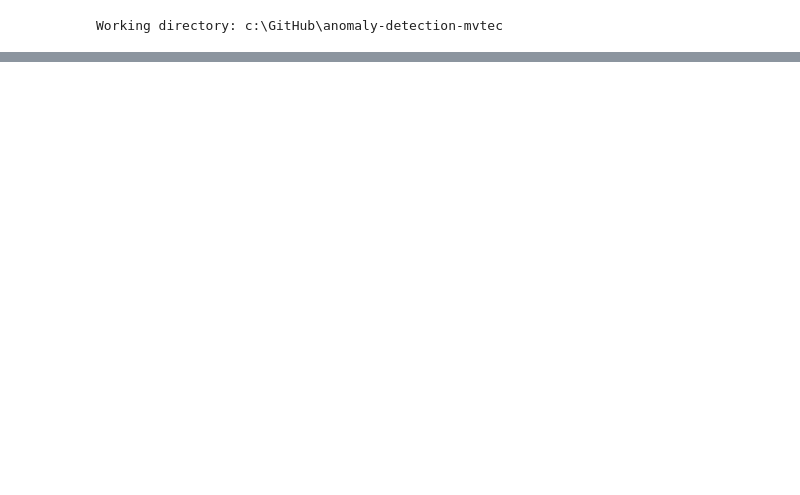
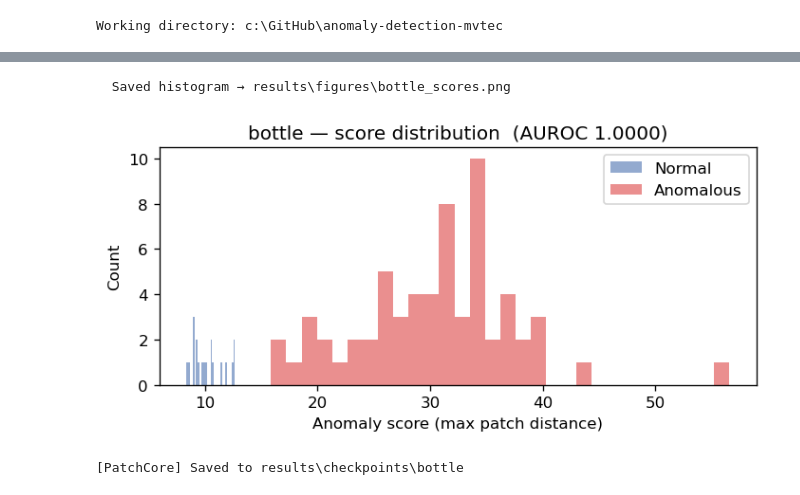
Before and after one commit to slam-wise/anomaly-detection-mvtec, a Jupyter notebook: notebooks/results_walkthrough.ipynb, the cells around one changed output, grey strips where cells are left out. Cells and saved outputs as stored; diff of their text form; code cells hidden in the pictures; blank space fills up the shorter version.

```diff
--- a/notebooks/results_walkthrough.ipynb
+++ b/notebooks/results_walkthrough.ipynb
@@ -42,0 +77,10 @@ PatchCore(backbone='wide_resnet50_2', layers=['layer2', 'layer3'], coreset_ratio
+# %%
+plot_score_distribution(result, output_path=Path("results/figures") / f"{CATEGORY}_scores.png")
+plt.show()
+# %% [output]
+  Saved histogram → results\figures\bottle_scores.png
+[figure, added]
+# %%
+model.save(f"results/checkpoints/{CATEGORY}")
+# %% [output]
+[PatchCore] Saved to results\checkpoints\bottle
```
Also changed, not shown: parts of 4 cells of this notebook, 4 other files.
